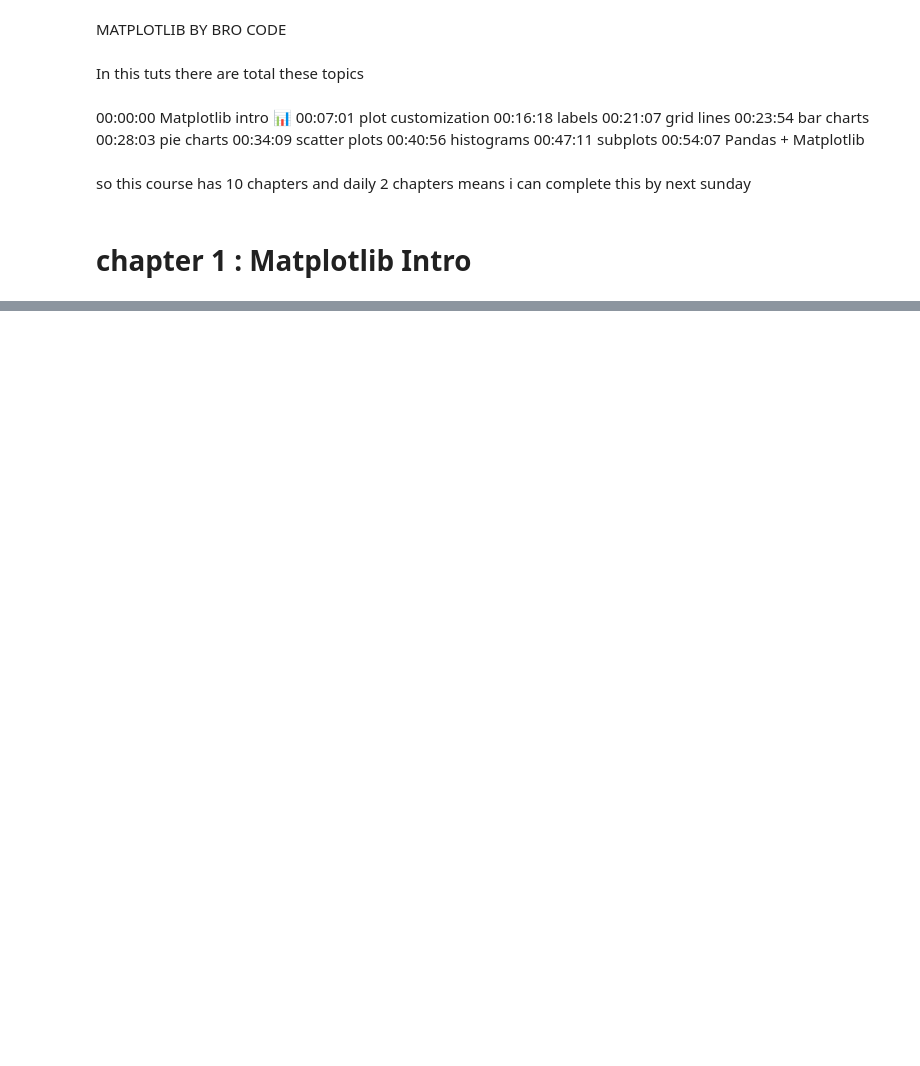
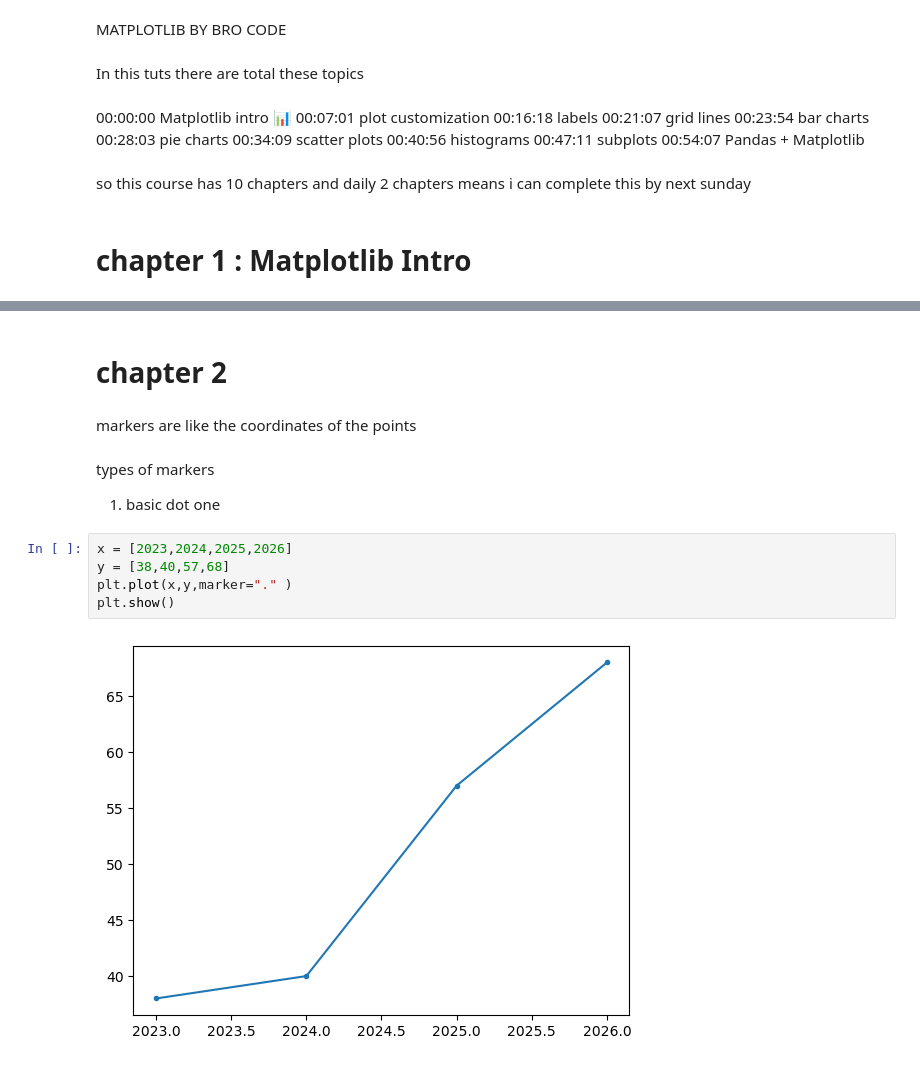
Before and after one commit to Himeshkar11/MATPLOTLIB, a Jupyter notebook: matplotlib.ipynb, the cells around one changed output, grey strips where cells are left out. Drawn from its saved outputs; the diff is of its cells as text; blank space fills up the shorter version.

```diff
--- a/matplotlib.ipynb
+++ b/matplotlib.ipynb
@@ -25,0 +45,14 @@ print(matplotlib.__version__)
+# %% [markdown]
+# chapter 2
+# %% [markdown]
+markers are like the coordinates of the points
+# %% [markdown]
+types of markers
+1. basic dot one
+# %%
+x = [2023,2024,2025,2026]
+y = [38,40,57,68]
+plt.plot(x,y,marker="." )
+plt.show()
+# %% [output]
+[figure, added]
```
Also changed, not shown: parts of 35 cells of this notebook, 1 other file.
